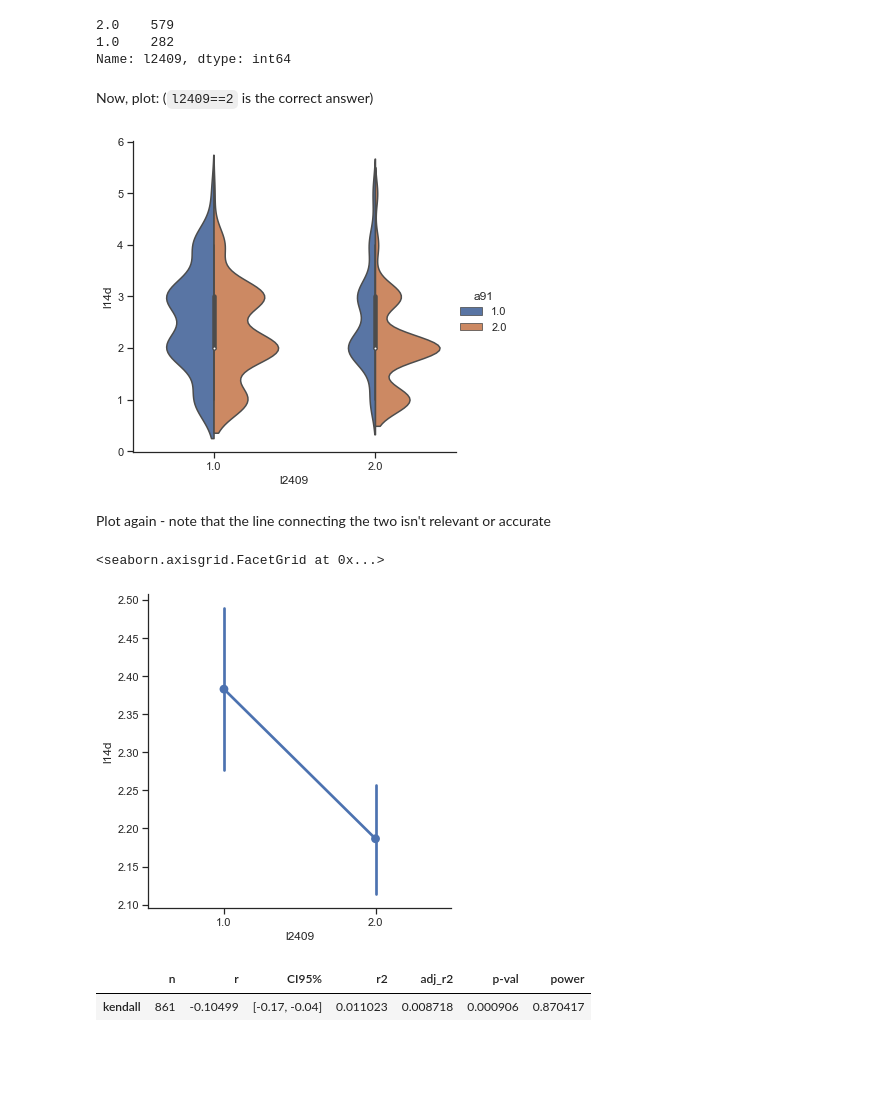
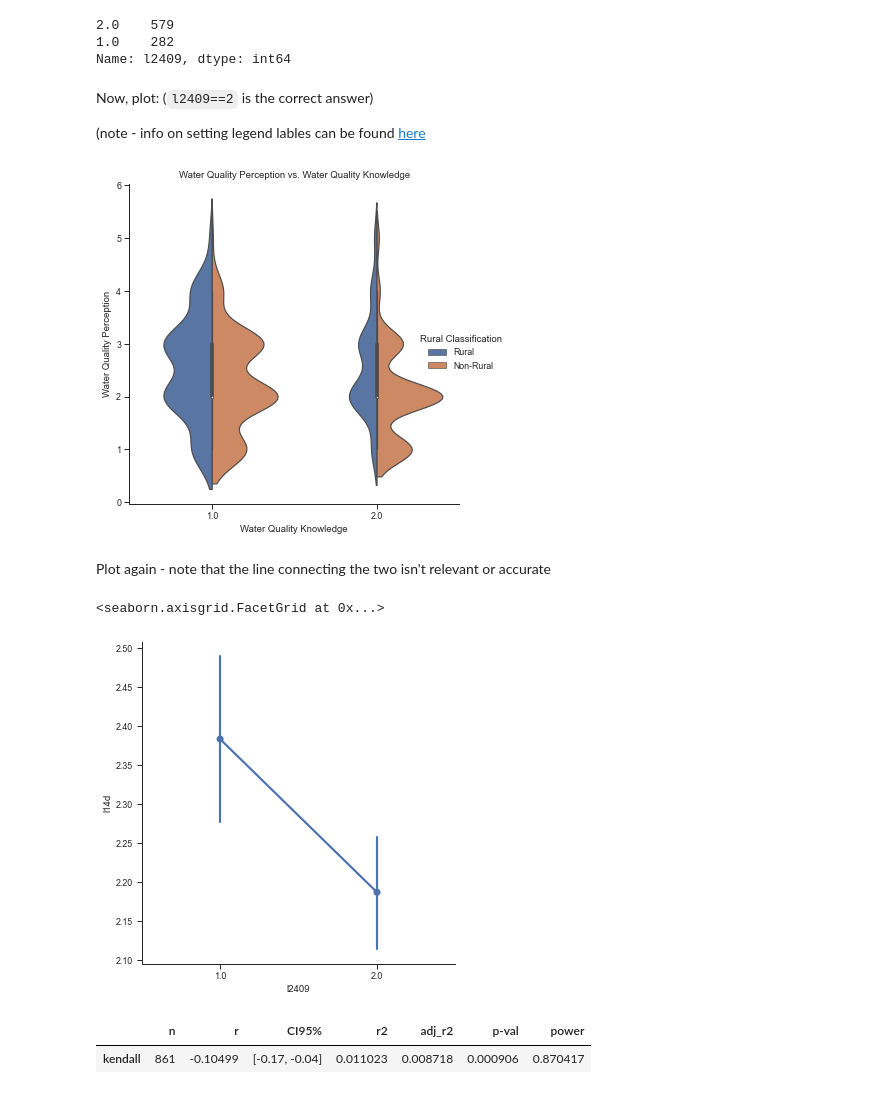
Before and after one commit to wrynearson/china-water, a Jupyter notebook: src/thesis_analysis_pure.ipynb, the cells around one changed output. Drawn from its saved outputs; the diff is of its cells as text; code cells hidden in the pictures; blank space fills up the shorter version.

Commit message:
New plots, more code

```diff
--- a/src/thesis_analysis_pure.ipynb
+++ b/src/thesis_analysis_pure.ipynb
@@ -51,6 +51,7 @@ sns.set_theme(
     # palette='twilight'
     )
 sns.set_style("ticks")
+sns.set_context("paper") #scale of plots
 # %% [markdown]
 Load CGSS (social survey) data from a Stata file
 # %%
@@ -176,19 +198,26 @@ cgss_wq_l14d_l2409["l2409"].value_counts()
 Name: l2409, dtype: int64
 # %% [markdown]
 Now, plot: (`l2409==2` is the correct answer)
+
+(note - info on setting legend lables can be found [here](https://stackoverflow.com/questions/45201514/edit-seaborn-legend)
 # %%
 h2_fig1 = sns.catplot(
     data=cgss_wq_l14d_l2409,
     x = 'l2409',
     y = 'l14d',
     hue='a91',
     split=True,
     kind='violin',
     scale='count',
+    legend_out=True
     )
+h2_fig1.set(xlabel='Water Quality Knowledge', ylabel='Water Quality Perception', title='Water Quality Perception vs. Water Quality Knowledge')
+h2_fig1._legend.set_title('Rural Classification')
+new_labels = ['Rural', 'Non-Rural']
+for t, l in zip(h2_fig1._legend.texts, new_labels): t.set_text(l) # see source above
 h2_fig1.savefig('outputs/h2_fig1.png', dpi=600)
 # %% [output]
-[figure, old version]
+[figure, new version]
 # %% [markdown]
 Plot again - note that the line connecting the two isn't relevant or accurate
 # %%
@@ -201,7 +230,7 @@ sns.catplot(
     )
 # %% [output]
 <seaborn.axisgrid.FacetGrid at 0x...>
-[figure, old version]
+[figure, new version]
 # %%
 pi.corr(x=cgss_wq_l14d_l2409['l2409'], y=cgss_wq_l14d_l2409['l14d'], method='kendall')
 # %% [output]
```
Also changed, not shown: parts of 23 cells of this notebook, 14 other files.
